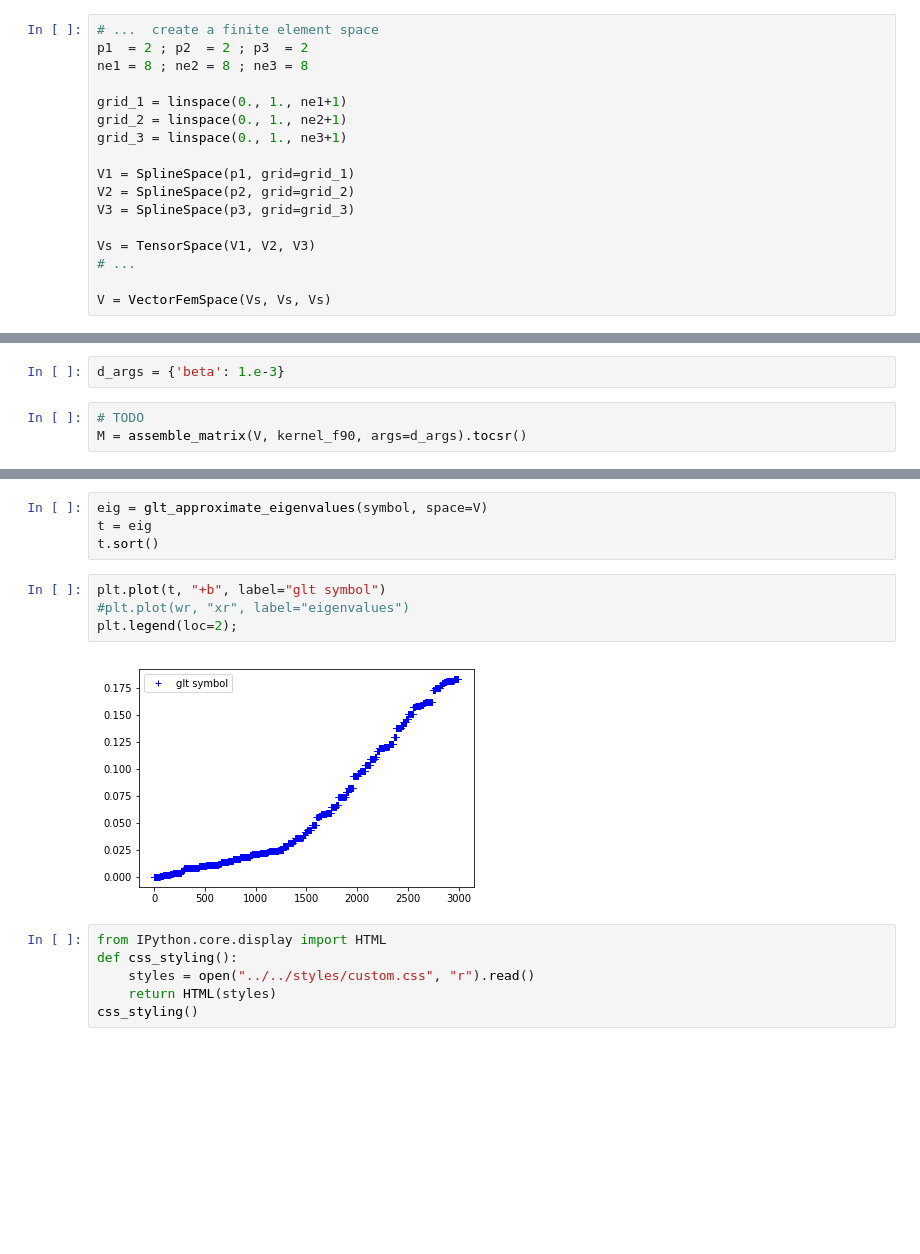
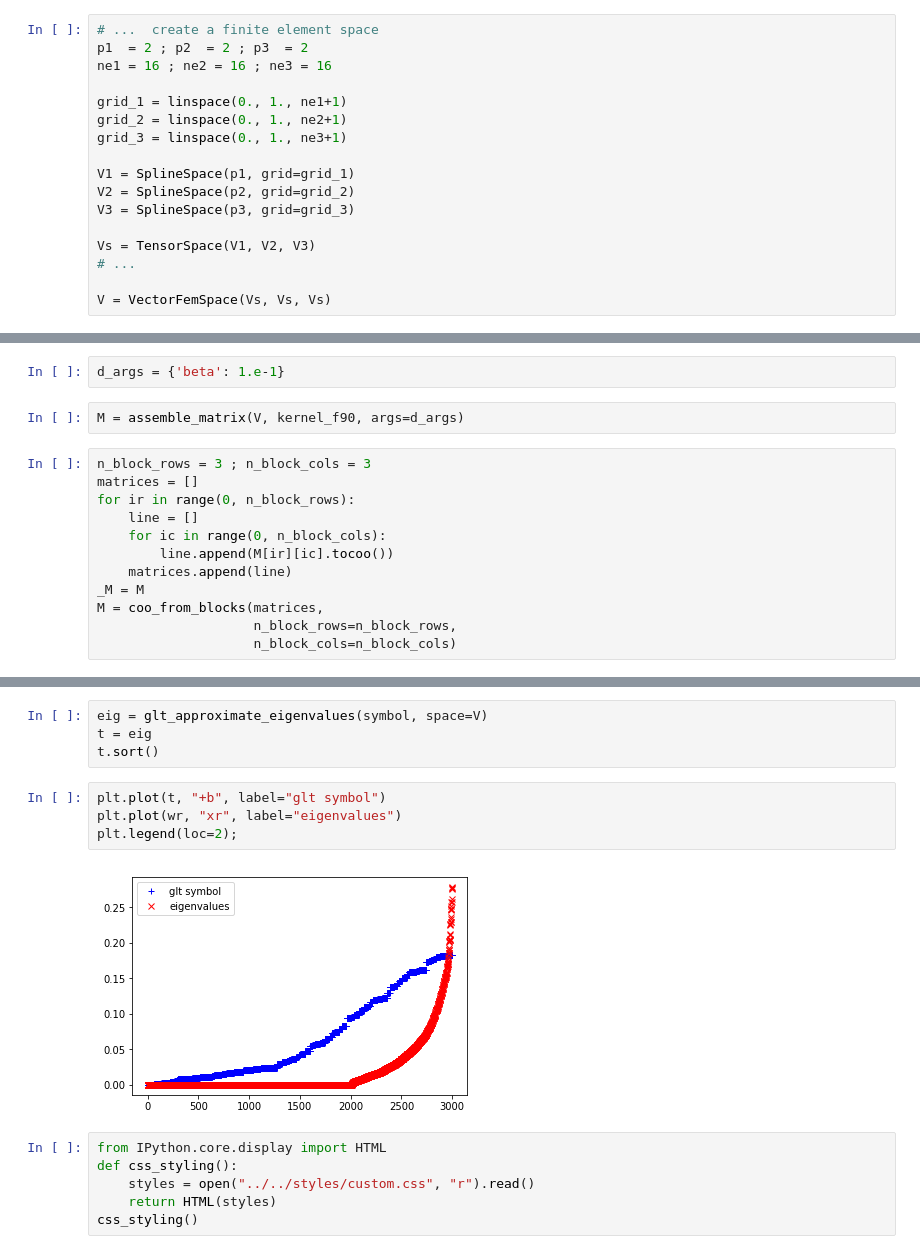
Before and after one commit to pyccel/IGA-Python, a Jupyter notebook: lessons/Chapter7/06_curl_div.ipynb, the cells around one changed output, grey strips where cells are left out. Drawn from its saved outputs; the diff is of its cells as text; blank space fills up the shorter version.

```diff
--- a/lessons/Chapter7/06_curl_div.ipynb
+++ b/lessons/Chapter7/06_curl_div.ipynb
@@ -249,7 +236,7 @@ a = Lambda((x,y,z,v,u), alpha * Dot(Curl(u), Curl(v)) + beta * Div(v) * Div(u))
 # %%
 # ...  create a finite element space
 p1  = 2 ; p2  = 2 ; p3  = 2
-ne1 = 8 ; ne2 = 8 ; ne3 = 8
+ne1 = 16 ; ne2 = 16 ; ne3 = 16
 
 grid_1 = linspace(0., 1., ne1+1)
 grid_2 = linspace(0., 1., ne2+1)
@@ -281,8 +267,19 @@ kernel_f90 = compile_kernel('kernel_3d', a, V,
                             d_args=d_types,
                             backend='fortran')
 # %%
-d_args = {'beta': 1.e-3}
+d_args = {'beta': 1.e-1}
 # %%
-# TODO
-M = assemble_matrix(V, kernel_f90, args=d_args).tocsr()
+M = assemble_matrix(V, kernel_f90, args=d_args)
+# %%
+n_block_rows = 3 ; n_block_cols = 3
+matrices = []
+for ir in range(0, n_block_rows):
+    line = []
+    for ic in range(0, n_block_cols):
+        line.append(M[ir][ic].tocoo())
+    matrices.append(line)
+_M = M
+M = coo_from_blocks(matrices,
+                    n_block_rows=n_block_rows,
+                    n_block_cols=n_block_cols)
 # %%
@@ -308,10 +304,10 @@ t = eig
 t.sort()
 # %%
 plt.plot(t, "+b", label="glt symbol")
-#plt.plot(wr, "xr", label="eigenvalues")
+plt.plot(wr, "xr", label="eigenvalues")
 plt.legend(loc=2);
 # %% [output]
-[figure, old version]
+[figure, new version]
 # %%
 from IPython.core.display import HTML
 def css_styling():
```
Also changed, not shown: parts of 8 cells of this notebook, 1 other file.
